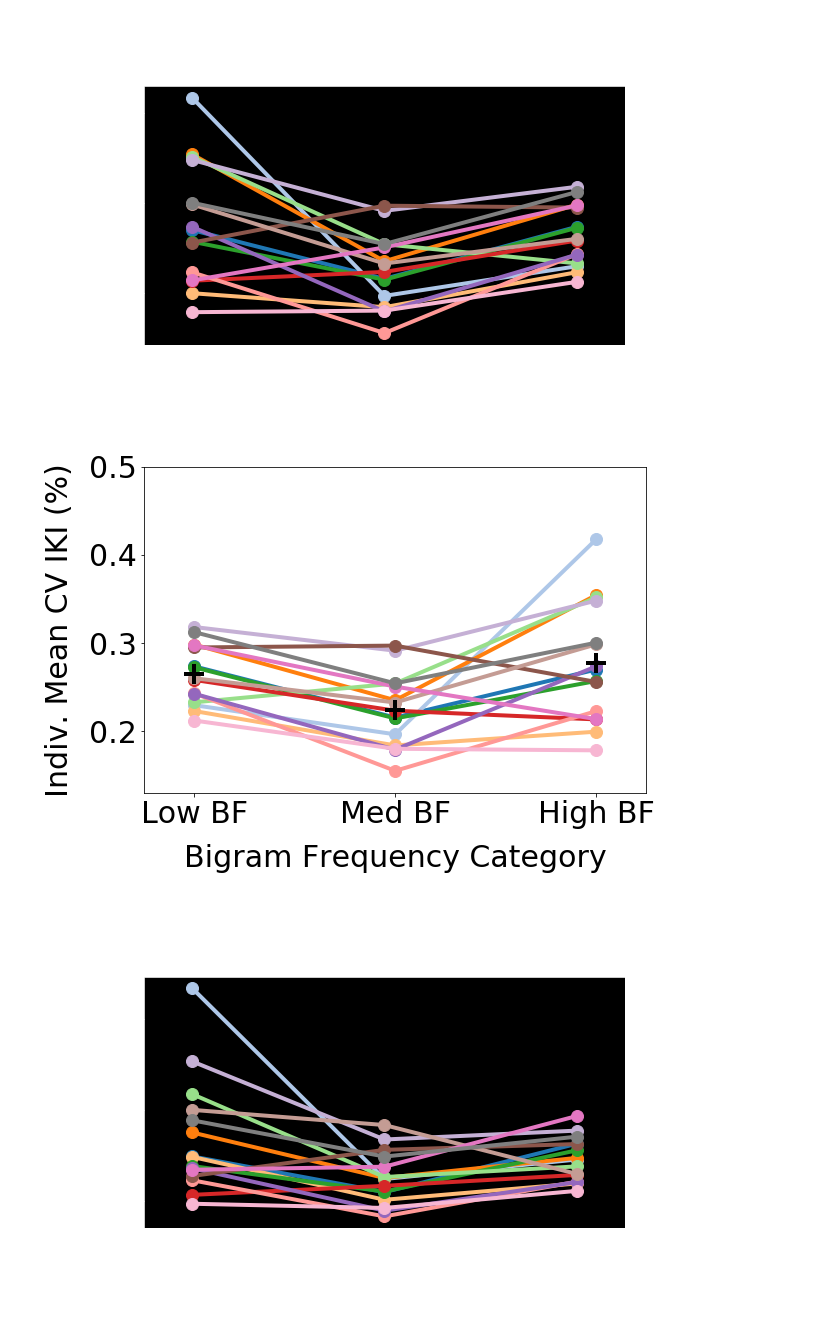
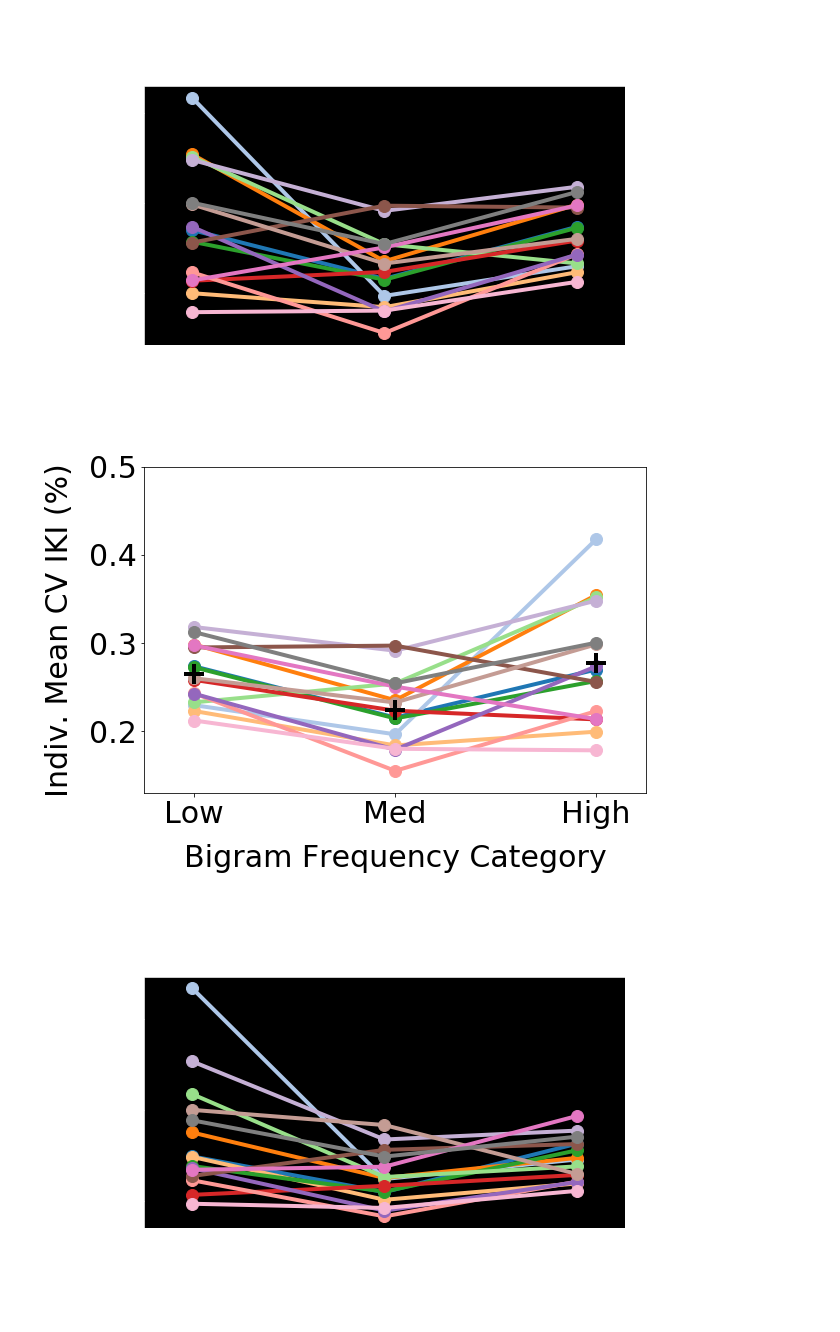
Before and after one commit to rruopp/typingexp, a Jupyter notebook: typing_task_analysis/group_analysis_V1.ipynb, the cells around one changed output. Cells and saved outputs as stored; diff of their text form; code cells hidden in the pictures.

```diff
--- a/typing_task_analysis/group_analysis_V1.ipynb
+++ b/typing_task_analysis/group_analysis_V1.ipynb
@@ -1159,35 +1159,35 @@ means = (np.mean(indiv_avgcvs(corr_trials_bybg, 'bigram', low_bgs['Bigrams'])['A
 fig, ax = plt.subplots(figsize=(9, 6))
 
 cm = plt.get_cmap('tab20')
 for index, data in enumerate(ID_list):
     plt.plot(x, [l[index] for l in D], '.-', linewidth = 4, ms = 24, color = cm(index))
 
 ax.plot(x, means, '+', mew = 4, ms = 20, color = 'black')
 
 plt.xlim([1.5, 6.5])
 plt.ylim([0.13, 0.5])
 # plt.xticks(x, ('', '', ''))
-plt.xticks(x, ('Low BF', 'Med BF', 'High BF'))
+plt.xticks(x, ('Low', 'Med', 'High'))
 plt.xlabel("Bigram Frequency Category", labelpad=15)
 plt.ylabel("Indiv. Mean CV IKI (%)", labelpad=15)
 plt.title("")
 # plt.legend(loc="best")
 
 ax.set_facecolor('white')
 ax.spines['top'].set_visible(True)
 ax.spines['top'].set_color('black')
 ax.spines['bottom'].set_visible(True)
 ax.spines['bottom'].set_color('black')
 ax.spines['left'].set_visible(True)
 ax.spines['left'].set_color('black')
 ax.spines['right'].set_visible(True)
 ax.spines['right'].set_color('black')
 
 # fig.tight_layout()
 plt.savefig('indiv_cvikis_bybf.png', dpi=300, facecolor = fig.get_facecolor(), edgecolor = 'none', bbox_inches = 'tight')
 plt.show()
 # %% [output]
-[figure, old version]
+[figure, new version]
 # %%
 ## using bigrams sorted by BF (all trials)
 plt.rc('text', color='white')
```
Also changed, not shown: parts of 3 cells of this notebook, 4 other files.
